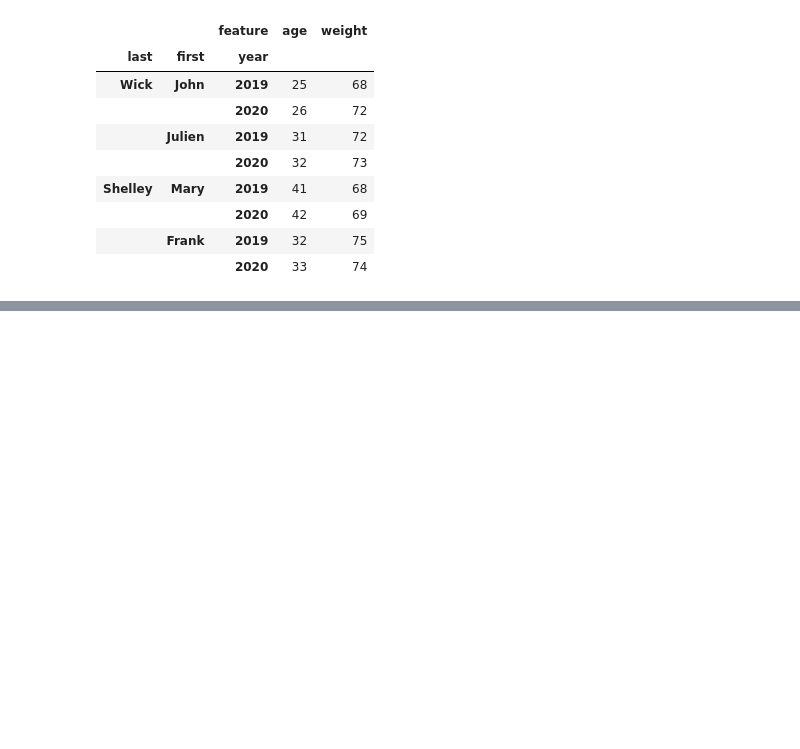
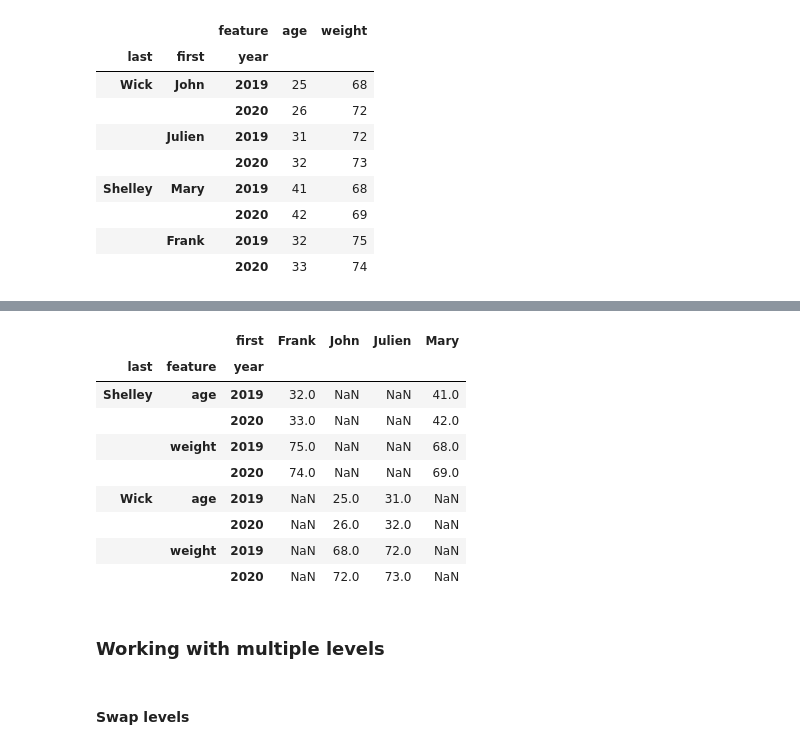
Before and after one commit to jrc-python/python-toolbox, a Jupyter notebook: 4-reshaping-data/reshaping.ipynb, the cells around one changed output, grey strips where cells are left out. Cells and saved outputs as stored; diff of their text form; code cells hidden in the pictures; blank space fills up the shorter version.

```diff
--- a/4-reshaping-data/reshaping.ipynb
+++ b/4-reshaping-data/reshaping.ipynb
@@ -842,0 +884,4 @@ patients.stack(level='year')
+# %%
+patients_stacked = patients.stack()
+
+patients_stacked
@@ -842,0 +899,17 @@ patients.stack(level='year')
+# %%
+patients_stacked.unstack(level=1).stack(level=0)
+# %% [output]
+|  |  | first | Frank | John | Julien | Mary |
+| last | feature | year |  |  |  |  |
+| Shelley | age | 2019 | 32.0 | NaN | NaN | 41.0 |
+|  |  | 2020 | 33.0 | NaN | NaN | 42.0 |
+|  | weight | 2019 | 75.0 | NaN | NaN | 68.0 |
+|  |  | 2020 | 74.0 | NaN | NaN | 69.0 |
+| Wick | age | 2019 | NaN | 25.0 | 31.0 | NaN |
+|  |  | 2020 | NaN | 26.0 | 32.0 | NaN |
+|  | weight | 2019 | NaN | 68.0 | 72.0 | NaN |
+|  |  | 2020 | NaN | 72.0 | 73.0 | NaN |
+# %% [markdown]
+### Working with multiple levels
+# %% [markdown]
+#### Swap levels
```
Also changed, not shown: parts of 10 cells of this notebook.
